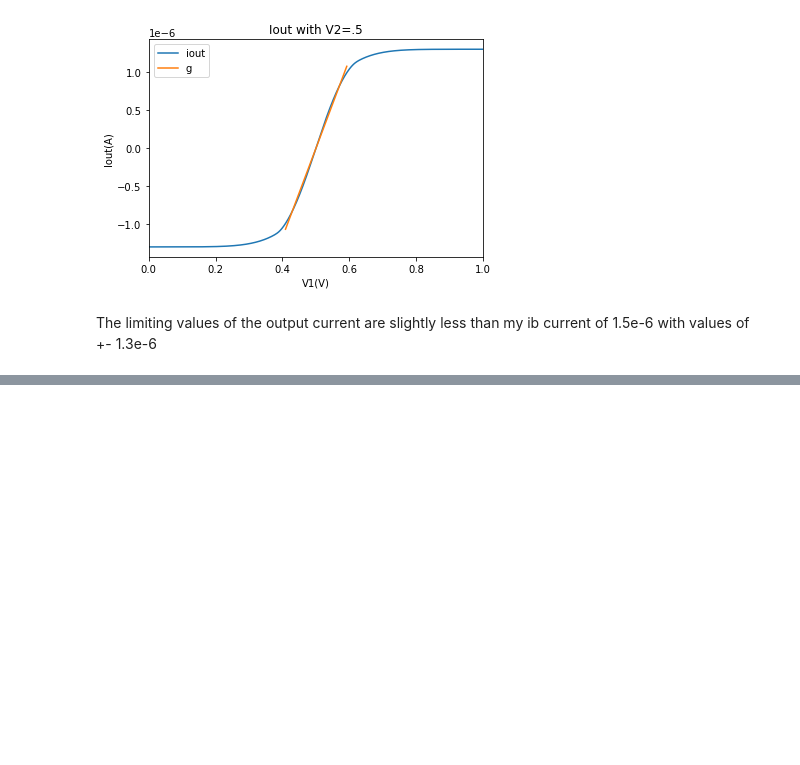
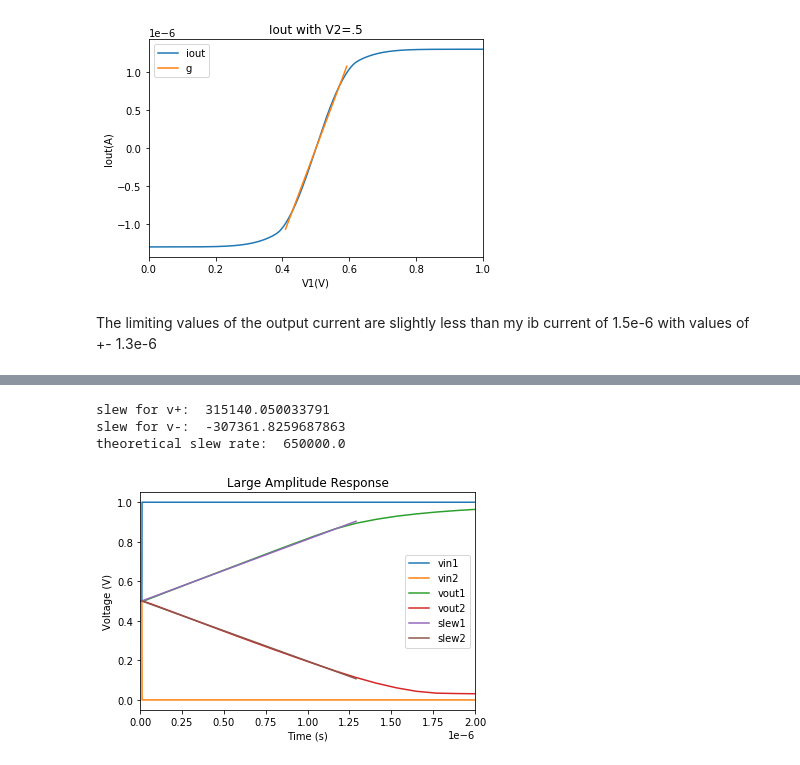
Before and after one commit to wFairmanOlin/MADVLSI, a Jupyter notebook: mini_proj_3/mini_project_3.ipynb, the cells around one changed output, grey strips where cells are left out. Saved outputs shown, nothing was run; the diff lists cells and outputs as text; code cells hidden in the pictures; blank space fills up the shorter version.

```diff
--- a/mini_proj_3/mini_project_3.ipynb
+++ b/mini_proj_3/mini_project_3.ipynb
@@ -149,0 +222,30 @@ The corner frequency appears to be around $10^6$ which is expected from our prev
+# %%
+#slew rate from graph
+x = vout["time"].loc[(vout["vout1"] > .5) & (vout["vout1"] < .9)]
+y = vout["vout1"].loc[(vout["vout1"] > .5) & (vout["vout1"] < .9)]
+slew = np.polyfit(x,y, 1)
+vout["slew1"] = x * slew[0] + slew[1]
+print("slew for v+: ", slew[0])
+
+x = vout["time"].loc[(vout["vout2"] < .5) & (vout["vout2"] > .1)]
+y = vout["vout2"].loc[(vout["vout2"] < .5) & (vout["vout2"] > .1)]
+slew = np.polyfit(x,y, 1)
+vout["slew2"] = x * slew[0] + slew[1]
+print("slew for v-: ", slew[0])
+
+#theoretical slew rate
+c = 2e-12
+ib = 1.3e-6
+print("theoretical slew rate: ", ib/c)
+
+vout.plot("time", ["vin1","vin2","vout1","vout2", "slew1", "slew2"], xlim=(0,2e-6))
+plt.ticklabel_format(style='sci', axis='x', scilimits=(0,0))
+plt.xlabel("Time (s)")
+plt.ylabel("Voltage (V)")
+plt.title("Large Amplitude Response")
+plt.show()
+# %% [output]
+slew for v+:  315140.050033791
+slew for v-:  -307361.8259687863
+theoretical slew rate:  650000.0
+[figure, added]
```
Also changed, not shown: parts of 16 cells of this notebook, 4 other files.
